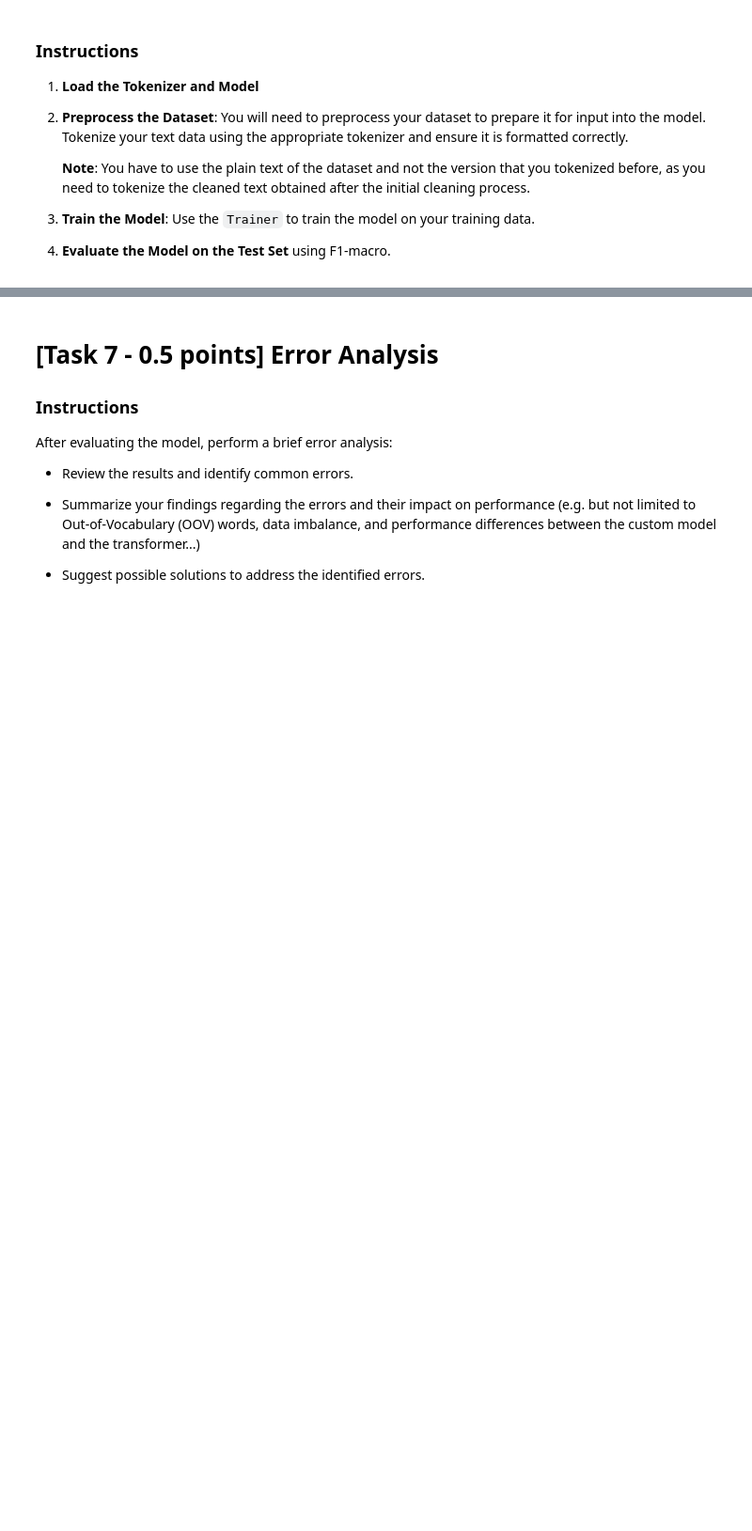
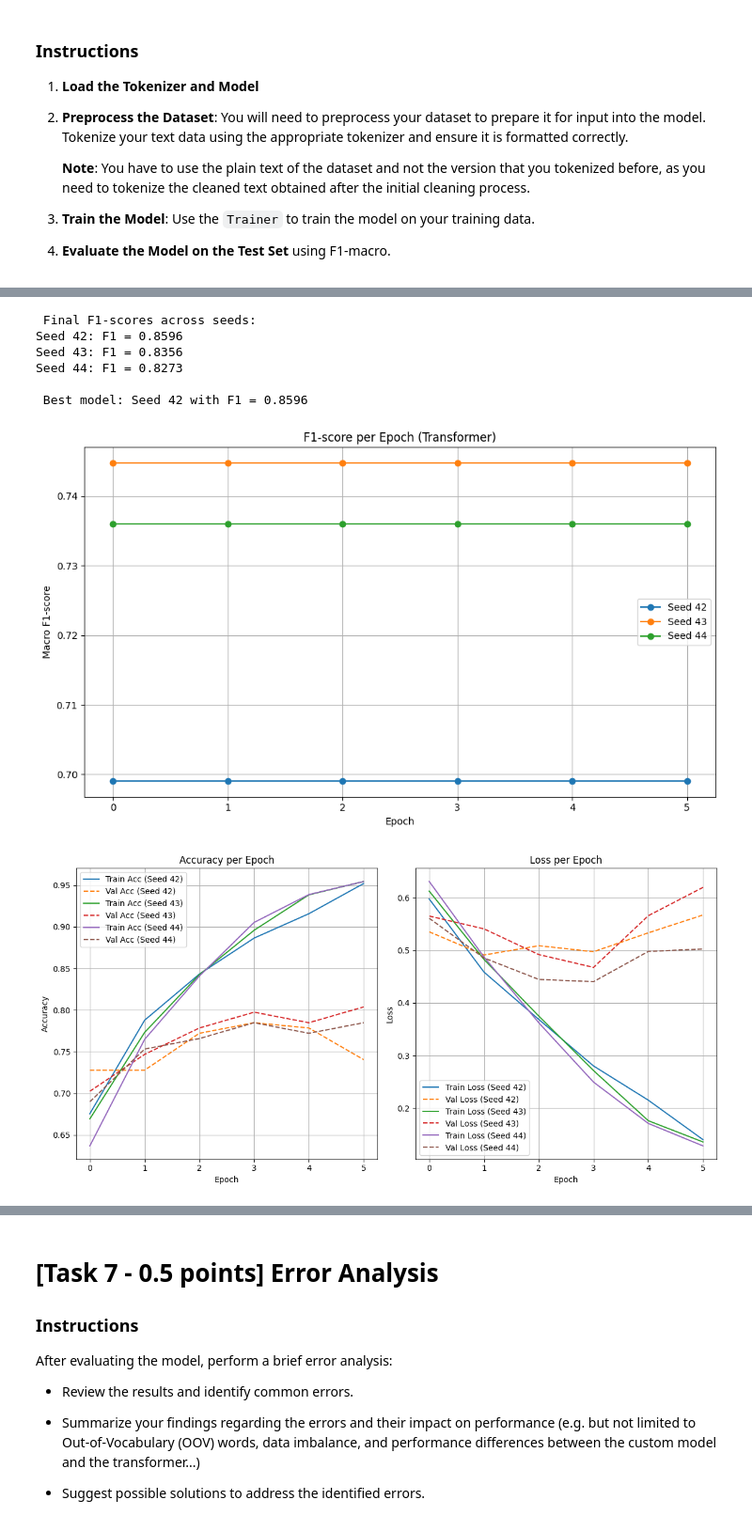
Before and after one commit to Nadiafy/NLP-Sexism-detection, a Jupyter notebook: Assignment1.ipynb, the cells around one changed output, grey strips where cells are left out. Shown at 94% size. Saved outputs shown, nothing was run; the diff lists cells and outputs as text; code cells hidden in the pictures; blank space fills up the shorter version.

```diff
--- a/Assignment1.ipynb
+++ b/Assignment1.ipynb
@@ -103,9 +98,9 @@ The three sets are slightly unbalanced, with a bias toward the `Non-sexist` clas
 6. **Encode the `hard_label_task1` column**: Use 1 to represent "YES" and 0 to represent "NO".
 # %%
 # Paths to your JSON files
-train_path = 'training.json'
-val_path = 'validation.json'
-test_path = 'test.json'
+train_path = 'data/training.json'
+val_path = 'data/validation.json'
+test_path = 'data/test.json'
 
 columns_to_keep = ['id_EXIST', 'lang', 'tweet', 'hard_label_task1']
 
@@ -121,13 +116,13 @@ def majority_vote(labels_list):
     else:
         return None
 
-# Load function
+# Load function - read json file and create DataFrame
 def load_json_to_dataframe(json_path):
     with open(json_path, 'r', encoding='utf-8') as f:
         data = json.load(f)
 
     df = pd.DataFrame.from_dict(data, orient='index')
-
+    # apply majority voting
     df['hard_label_task1'] = df['labels_task1'].apply(majority_vote)
 
     # Remove rows where hard_label_task1 is None
@@ -837,0 +726,62 @@ Seed 44: F1 = 0.7930
+# %%
+# Print all results
+print("\n Final F1-scores across seeds:")
+for seed, f1 in f1_scores:
+    print(f"Seed {seed}: F1 = {f1:.4f}")
+
+# Best
+best_seed, best_f1 = max(f1_scores, key=lambda x: x[1])
+print(f"\n Best model: Seed {best_seed} with F1 = {best_f1:.4f}")
+# %% [output]
+ Final F1-scores across seeds:
+Seed 42: F1 = 0.8596
+Seed 43: F1 = 0.8356
+Seed 44: F1 = 0.8273
+
+ Best model: Seed 42 with F1 = 0.8596
+# %%
+# Plot F1 per epoch per seed
+plt.figure(figsize=(10, 6))
+for seed, scores in f1_history.items():
+    plt.plot(scores, marker='o', label=f"Seed {seed}")
+plt.title("F1-score per Epoch (Transformer)")
+plt.xlabel("Epoch")
+plt.ylabel("Macro F1-score")
+plt.grid(True)
+plt.legend()
+plt.tight_layout()
+plt.show()
+
+# Plot Accuracy and Loss for each seed
+plt.figure(figsize=(12, 6))
+
+for i, seed in enumerate(seeds):
+    history = histories[i]
+
+    # Accuracy
+    plt.subplot(1, 2, 1)
+    plt.plot(history.history['accuracy'], label=f'Train Acc (Seed {seed})', linestyle='-')
+    plt.plot(history.history['val_accuracy'], label=f'Val Acc (Seed {seed})', linestyle='--')
+    plt.title("Accuracy per Epoch")
+    plt.xlabel("Epoch")
+    plt.ylabel("Accuracy")
+    plt.grid(True)
+
+    # Loss
+    plt.subplot(1, 2, 2)
+    plt.plot(history.history['loss'], label=f'Train Loss (Seed {seed})', linestyle='-')
+    plt.plot(history.history['val_loss'], label=f'Val Loss (Seed {seed})', linestyle='--')
+    plt.title("Loss per Epoch")
+    plt.xlabel("Epoch")
+    plt.ylabel("Loss")
+    plt.grid(True)
+
+plt.subplot(1, 2, 1)
+plt.legend()
+plt.subplot(1, 2, 2)
+plt.legend()
+plt.tight_layout()
+plt.show()
+# %% [output]
+[figure, added]
+[figure, added]
```
Also changed, not shown: parts of 21 cells of this notebook, 1 other file.
